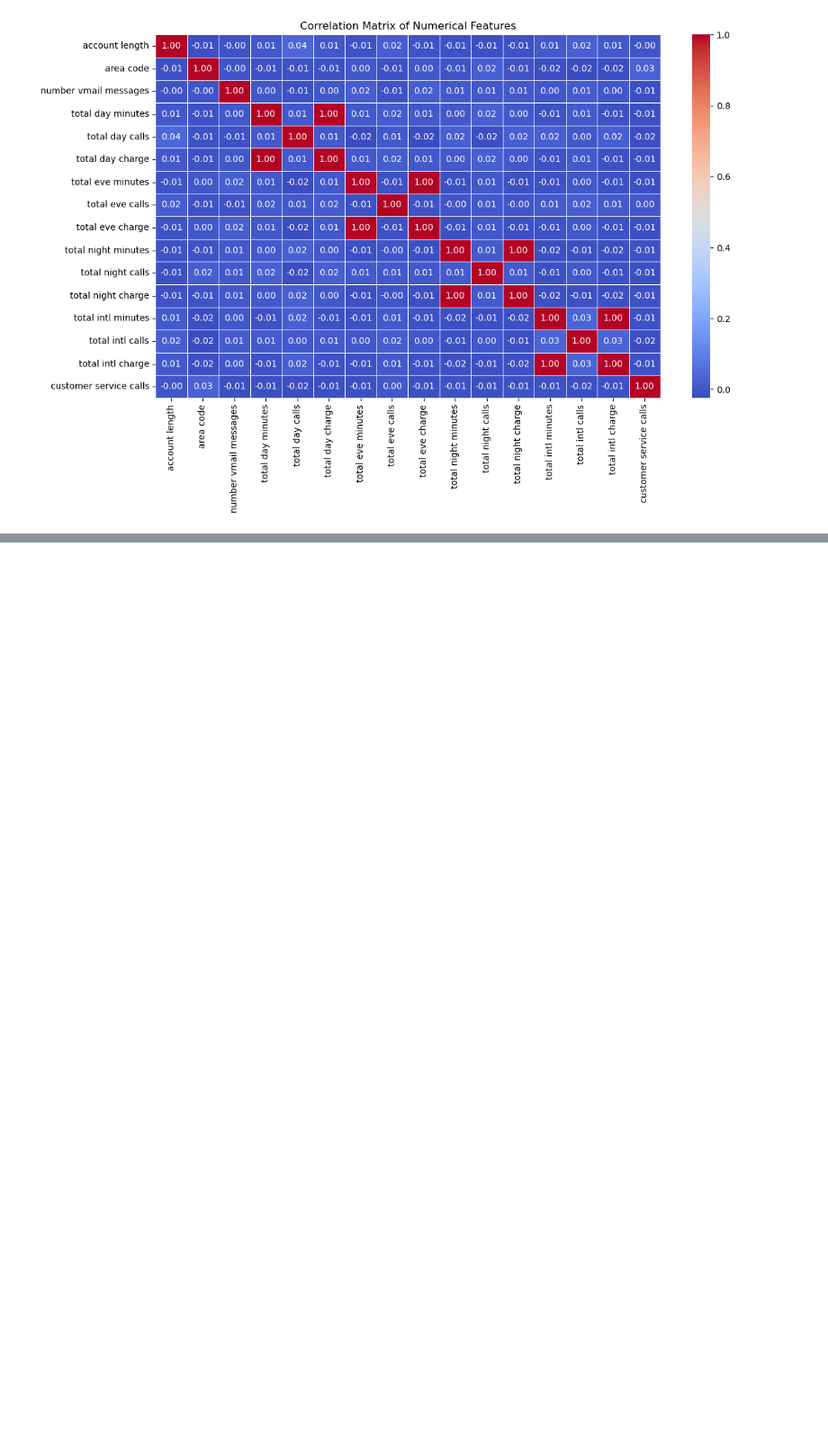
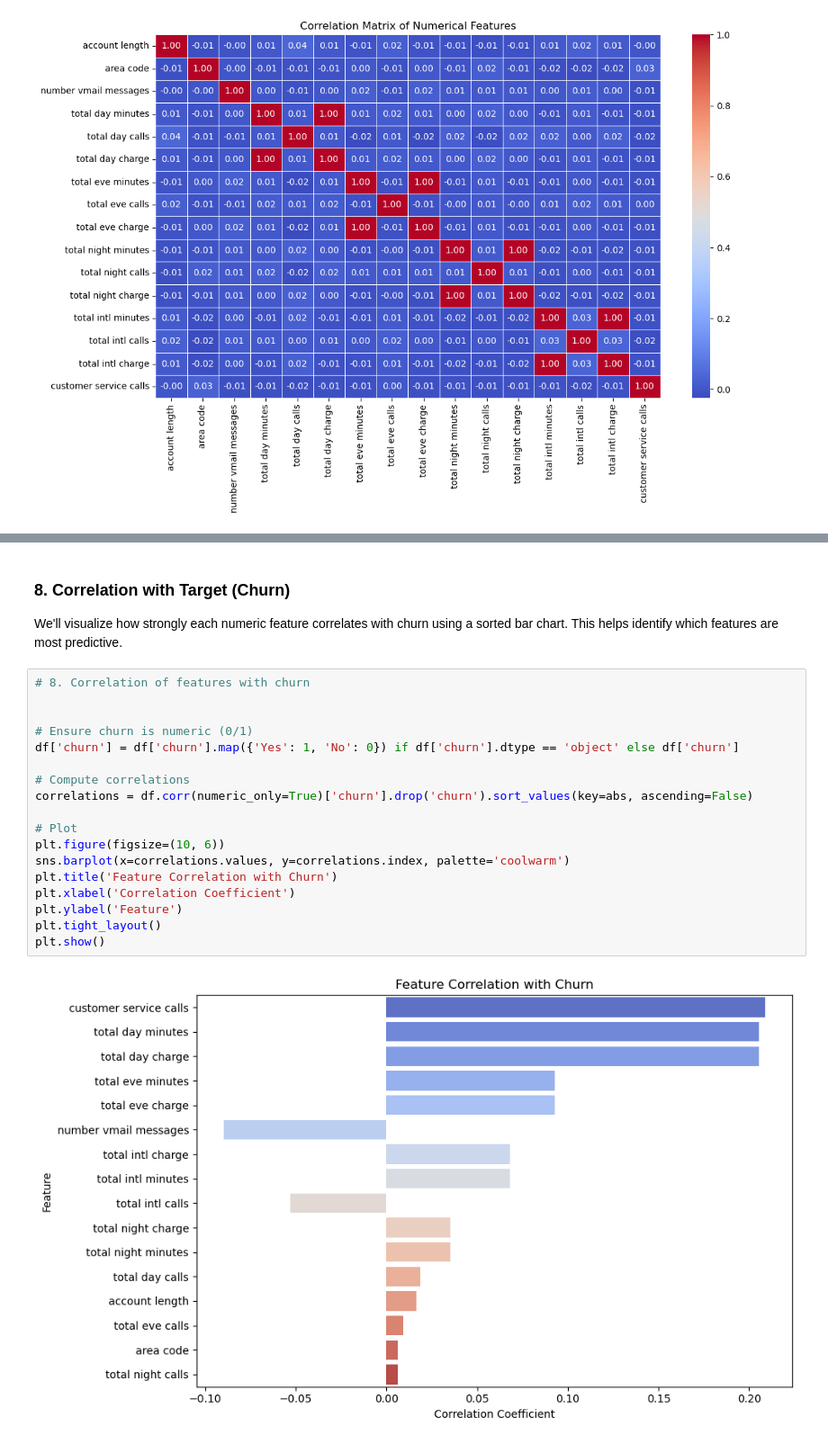
Before and after one commit to Tinah-91/SyriaTel-Customer-Churn-, a Jupyter notebook: notebooks/SyriaTel Customer Churn.ipynb, the cells around one changed output, grey strips where cells are left out. Shown at 90% size. Saved outputs shown, nothing was run; the diff lists cells and outputs as text; blank space fills up the shorter version.

```diff
--- a/notebooks/SyriaTel Customer Churn.ipynb
+++ b/notebooks/SyriaTel Customer Churn.ipynb
@@ -355,0 +419,23 @@ plt.show()
+# %% [markdown]
+### 8. Correlation with Target (Churn)
+We'll visualize how strongly each numeric feature correlates with churn using a sorted bar chart. This helps identify which features are most predictive.
+# %%
+# 8. Correlation of features with churn
+
+
+# Ensure churn is numeric (0/1)
+df['churn'] = df['churn'].map({'Yes': 1, 'No': 0}) if df['churn'].dtype == 'object' else df['churn']
+
+# Compute correlations
+correlations = df.corr(numeric_only=True)['churn'].drop('churn').sort_values(key=abs, ascending=False)
+
+# Plot
+plt.figure(figsize=(10, 6))
+sns.barplot(x=correlations.values, y=correlations.index, palette='coolwarm')
+plt.title('Feature Correlation with Churn')
+plt.xlabel('Correlation Coefficient')
+plt.ylabel('Feature')
+plt.tight_layout()
+plt.show()
+# %% [output]
+[figure, added]
```
Also changed, not shown: parts of 6 cells of this notebook.
